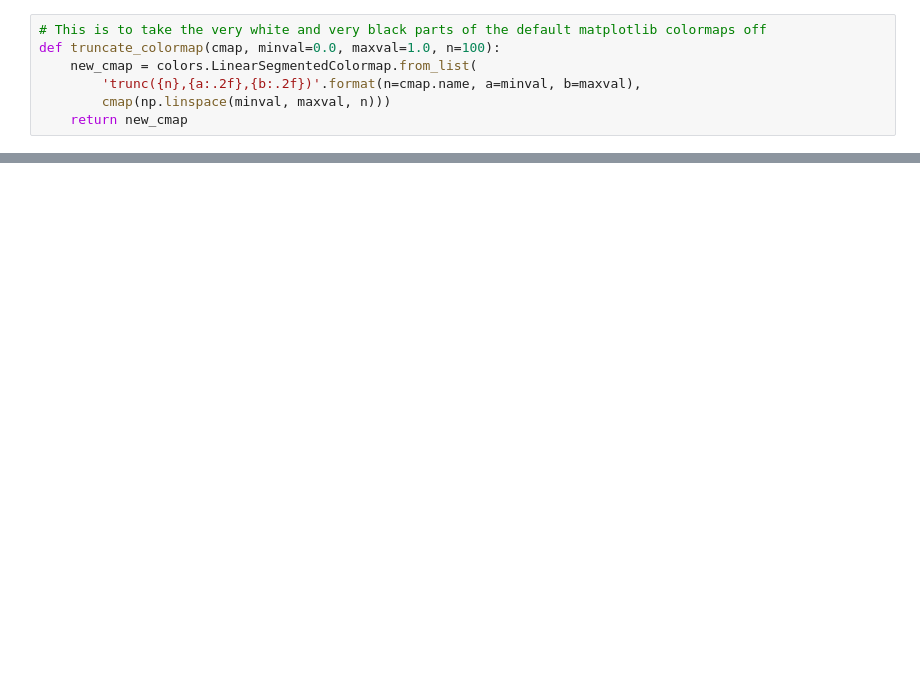
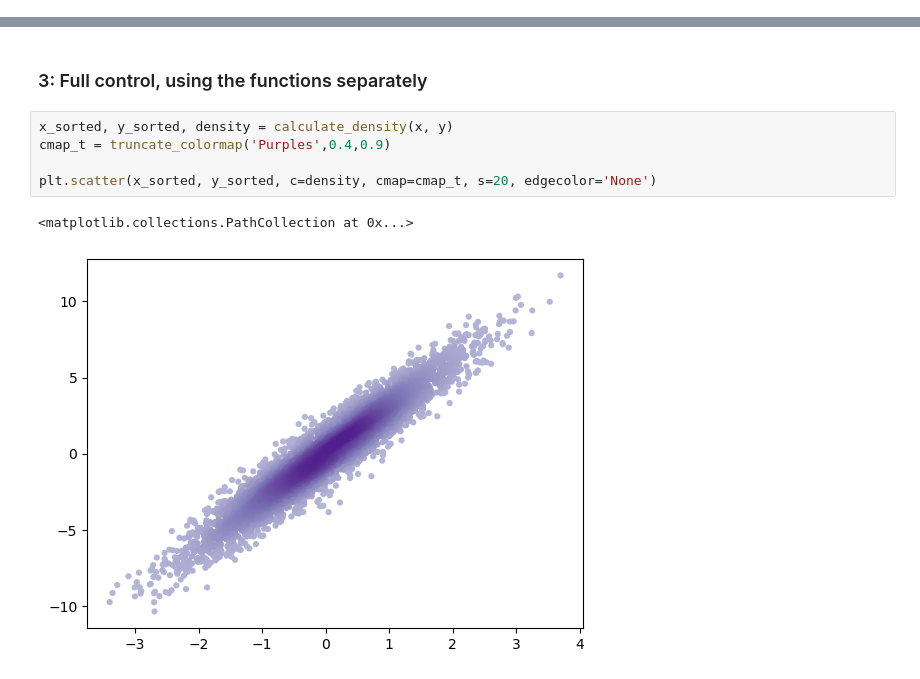
Before and after one commit to AnnaOG/topcat_scatter_python, a Jupyter notebook: TOPCAT_density_demo.ipynb, the cells around one changed output, grey strips where cells are left out. Drawn from its saved outputs; the diff is of its cells as text; blank space fills up the shorter version.

```diff
--- a/TOPCAT_density_demo.ipynb
+++ b/TOPCAT_density_demo.ipynb
@@ -14,7 +0,0 @@ import matplotlib.colors as colors
-# %%
-# This is to take the very white and very black parts of the default matplotlib colormaps off
-def truncate_colormap(cmap, minval=0.0, maxval=1.0, n=100):
-    new_cmap = colors.LinearSegmentedColormap.from_list(
-        'trunc({n},{a:.2f},{b:.2f})'.format(n=cmap.name, a=minval, b=maxval),
-        cmap(np.linspace(minval, maxval, n)))
-    return new_cmap
@@ -41,0 +43,10 @@ plt.scatter(x, y, c=z, s=20, edgecolor='none',cmap=truncate_colormap(plt.get_cma
+# %% [markdown]
+### 3: Full control, using the functions separately
+# %%
+x_sorted, y_sorted, density = calculate_density(x, y)
+cmap_t = truncate_colormap('Purples',0.4,0.9)
+
+plt.scatter(x_sorted, y_sorted, c=density, cmap=cmap_t, s=20, edgecolor='None')
+# %% [output]
+<matplotlib.collections.PathCollection at 0x...>
+[figure, added]
```
Also changed, not shown: parts of 15 cells of this notebook, 6 other files.
